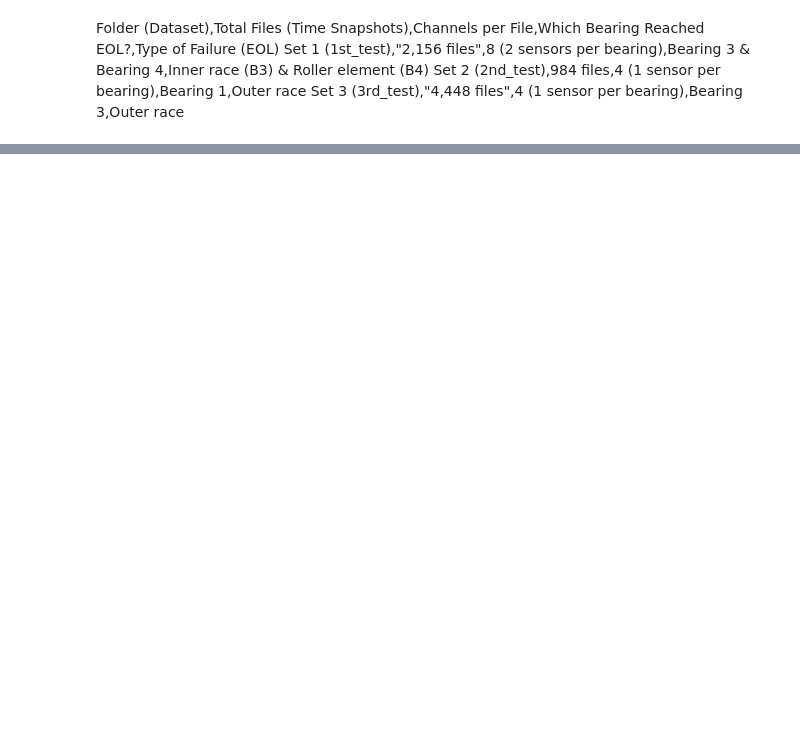
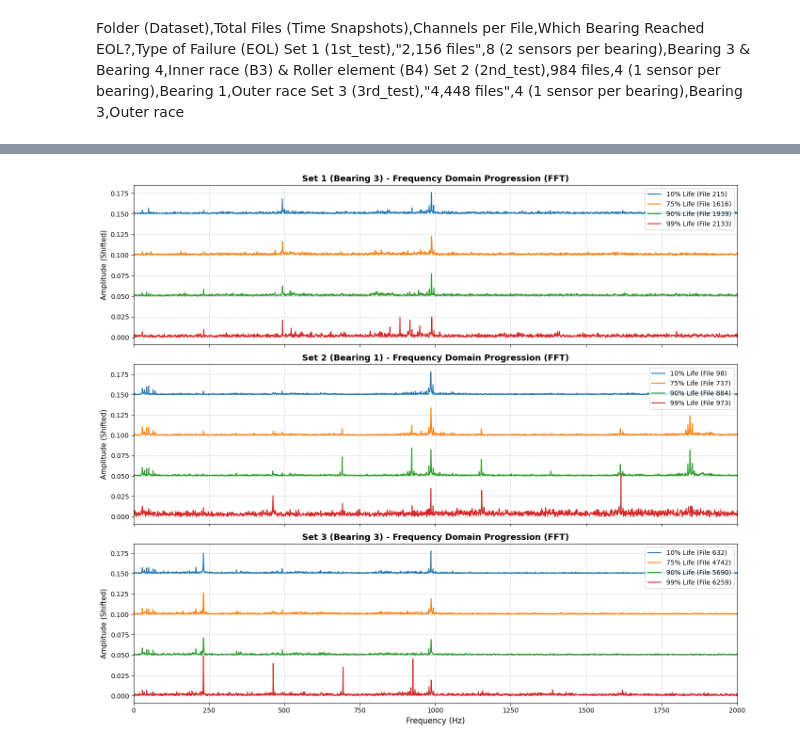
Before and after one commit to Aaeeron/Bearing_live_expectancy, a Jupyter notebook: IMS.ipynb, the cells around one changed output, grey strips where cells are left out. Saved outputs shown, nothing was run; the diff lists cells and outputs as text; code cells hidden in the pictures; blank space fills up the shorter version.

```diff
--- a/IMS.ipynb
+++ b/IMS.ipynb
@@ -543,0 +349,86 @@ Evaluating on Test Set...
+# %%
+import os
+import numpy as np
+import pandas as pd
+import matplotlib.pyplot as plt
+from scipy.fft import fft, fftfreq
+
+def plot_multi_dataset_fft(datasets_info, life_stages=[0.10, 0.50, 0.90, 0.99]):
+    """
+    Compares the frequency domain of multiple datasets at relative stages of life.
+    life_stages: List of percentages (0.0 to 1.0) representing the dataset's lifespan.
+    """
+    print("Calculating Frequency Spectrums (FFT) across datasets...")
+
+    fs = 20000      # Sampling rate: 20 kHz
+    n_points = 20480  # Points per file
+
+    fig, axes = plt.subplots(len(datasets_info), 1, figsize=(14, 4 * len(datasets_info)), sharex=True)
+    if len(datasets_info) == 1: axes = [axes]
+
+    for ax, (ds_name, info) in zip(axes, datasets_info.items()):
+        folder_path = info['path']
+        col_idx = info['col']
+
+        if not os.path.exists(folder_path):
+            ax.text(0.5, 0.5, f"Folder {folder_path} not found.\nPlease check the path.", ha='center', va='center')
+            continue
+
+        # Filter out directories and hidden files just in case
+        file_names = sorted([f for f in os.listdir(folder_path)
+                             if os.path.isfile(os.path.join(folder_path, f)) and not f.startswith('.')])
+
+        total_files = len(file_names)
+
+        if total_files == 0:
+            ax.text(0.5, 0.5, f"No files found in {folder_path}.", ha='center', va='center')
+            continue
+
+        for idx, pct in enumerate(life_stages):
+            file_idx = int(pct * (total_files - 1))
+            filename = file_names[file_idx]
+            filepath = os.path.join(folder_path, filename)
+
+            try:
+                df = pd.read_csv(filepath, sep='\t', header=None)
+            except Exception:
+                df = pd.read_csv(filepath, delim_whitespace=True, header=None)
+
+            signal = df.iloc[:, col_idx].values
+
+            fft_values = fft(signal)
+            frequencies = fftfreq(n_points, 1/fs)
+
+            pos_mask = frequencies > 0
+            freqs_pos = frequencies[pos_mask]
+            magnitude = np.abs(fft_values[pos_mask]) * 2.0 / n_points
+
+            offset = (len(life_stages) - idx - 1) * 0.05
+
+            label_str = f'{pct*100:.0f}% Life (File {file_idx})'
+            ax.plot(freqs_pos, magnitude + offset, label=label_str, linewidth=1.5)
+
+        ax.set_title(f'{ds_name} - Frequency Domain Progression (FFT)', fontsize=13, fontweight='bold')
+        ax.set_ylabel('Amplitude (Shifted)', fontsize=11)
+        ax.set_xlim(0, 2000)
+        ax.legend(loc='upper right', framealpha=0.8)
+        ax.grid(True, linestyle='--', alpha=0.6)
+
+    axes[-1].set_xlabel('Frequency (Hz)', fontsize=12)
+
+    fig.tight_layout()
+    plt.show()
+
+# UPDATED PATHS for the FFT script
+base_path = '/content/drive/MyDrive/Colab Notebooks'
+
+datasets = {
+    'Set 1 (Bearing 3)': {'path': f'{base_path}/1st_test/1st_test', 'col': 4},
+    'Set 2 (Bearing 1)': {'path': f'{base_path}/2nd_test/2nd_test', 'col': 0},
+    'Set 3 (Bearing 3)': {'path': f'{base_path}/3rd_test/4th_test/txt', 'col': 2}
+}
+
+milestone_stages = [0.10, 0.75, 0.90, 0.99]
+
+plot_multi_dataset_fft(datasets, milestone_stages)
+# %% [output]
@@ -543,0 +436 @@ Evaluating on Test Set...
+[figure, added]
```
Also changed, not shown: parts of 21 cells of this notebook.
